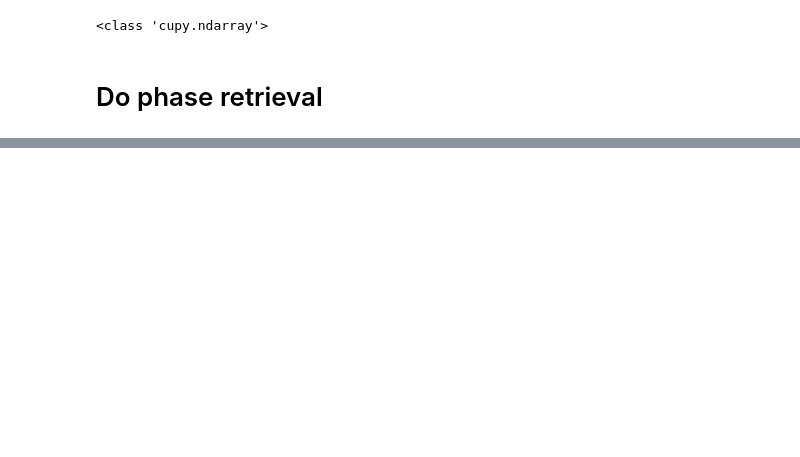
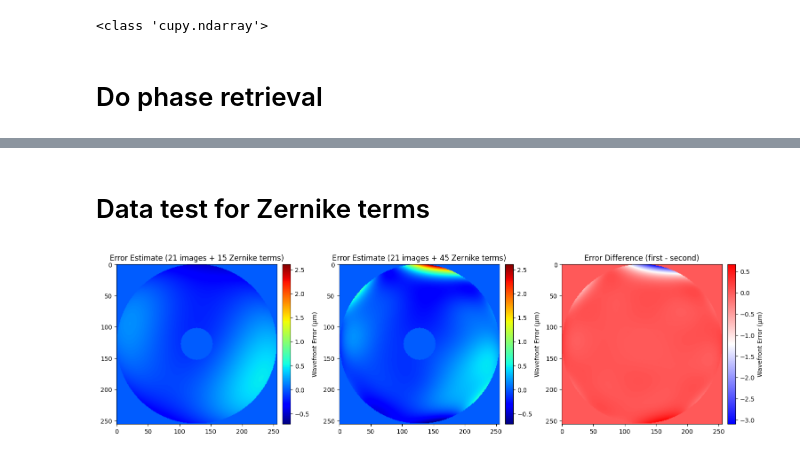
Before and after one commit to yiyanghuang0812/phase_retrieval, a Jupyter notebook: simulation_test.ipynb, the cells around one changed output, grey strips where cells are left out. Cells and saved outputs as stored; diff of their text form; code cells hidden in the pictures; blank space fills up the shorter version.

```diff
--- a/simulation_test.ipynb
+++ b/simulation_test.ipynb
@@ -128,0 +131,37 @@ modes type: <class 'cupy.ndarray'>
+# %% [markdown]
+# Data test for Zernike terms
+# %%
+zernikes = pp.zernike.arbitrary_basis(pupil, nterms=15, outside=0) # fit by 15 terms of Zernike polynomials
+phase_retrieval_dict = pr.run_phase_retrieval(Imeas=focal_intensities, fitmask=pupil, Eprobes=probes, modes=zernikes, tol=1e-8, reg=0, wreg=1e3, fit_amp=False)
+np_phase1 = phase_retrieval_dict['phase_est'].get()
+np_wavefront1 = np_phase1 * wavelength / (-2 * np.pi) * 1e6 # wavefront error in μm
+np.save('wavefront_estimate_zernike15_psf21_bw500nm.npy', np_wavefront1)
+
+zernikes = pp.zernike.arbitrary_basis(pupil, nterms=45, outside=0) # fit by 45 terms of Zernike polynomials
+phase_retrieval_dict = pr.run_phase_retrieval(Imeas=focal_intensities, fitmask=pupil, Eprobes=probes, modes=zernikes, tol=1e-8, reg=0, wreg=1e3, fit_amp=False)
+np_phase2 = phase_retrieval_dict['phase_est'].get()
+np_wavefront2 = np_phase2 * wavelength / (-2 * np.pi) * 1e6 # wavefront error in μm
+np.save('wavefront_estimate_zernike45_psf21_bw500nm.npy', np_wavefront2)
+
+phase_difference = np_phase1 - np_phase2 # phase difference
+wavefront_difference = np_wavefront1 - np_wavefront2
+
+vmin = min(np_wavefront1.min(), np_wavefront2.min())
+vmax = max(np_wavefront1.max(), np_wavefront2.max())
+fig, axes = plt.subplots(1, 3, figsize=(15, 5), constrained_layout=True)
+im1 = axes[0].imshow(np_wavefront1, cmap='jet', vmin=vmin, vmax=vmax)
+axes[0].set_title('Error Estimate (21 images + 15 Zernike terms)')
+cbar1 = fig.colorbar(im1, ax=axes[0], orientation='vertical', fraction=0.05, pad=0.02)
+cbar1.set_label("Wavefront Error (μm)")
+im2 = axes[1].imshow(np_wavefront2, cmap='jet', vmin=vmin, vmax=vmax)
+axes[1].set_title('Error Estimate (21 images + 45 Zernike terms)')
+cbar2 = fig.colorbar(im2, ax=axes[1], orientation='vertical', fraction=0.05, pad=0.02)
+cbar2.set_label("Wavefront Error (μm)")
+im3 = axes[2].imshow(wavefront_difference, cmap='bwr')
+axes[2].set_title('Error Difference (first - second)')
+cbar3 = fig.colorbar(im3, ax=axes[2], orientation='vertical', fraction=0.05, pad=0.02)
+cbar3.set_label("Wavefront Error (μm)")
+plt.savefig("zernike terms 15 vs 45 - bw 500nm.png", dpi=300, bbox_inches='tight')
+plt.show()
+# %% [output]
+[figure, added]
```
Also changed, not shown: parts of 6 cells of this notebook, 7 other files.
